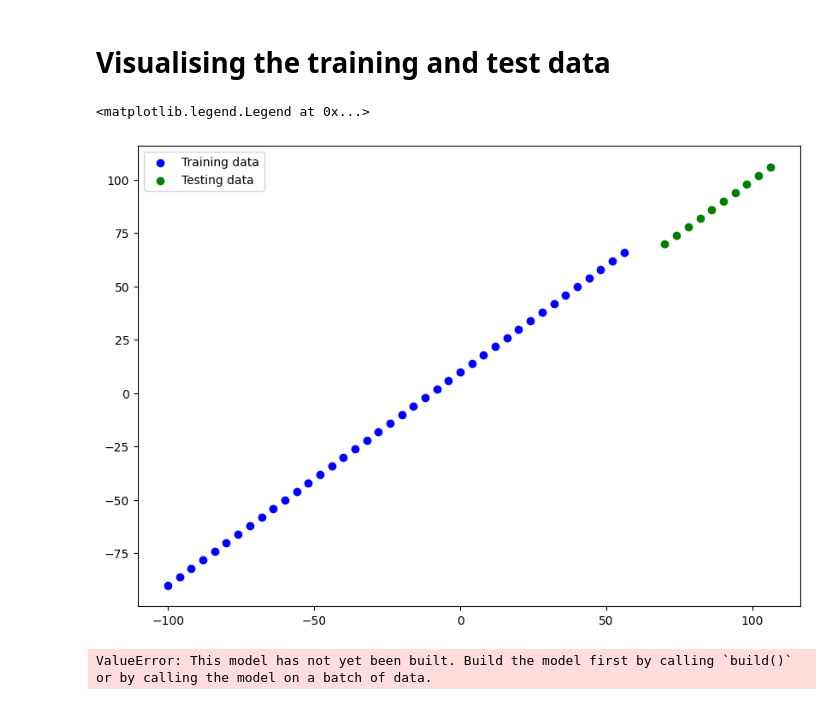
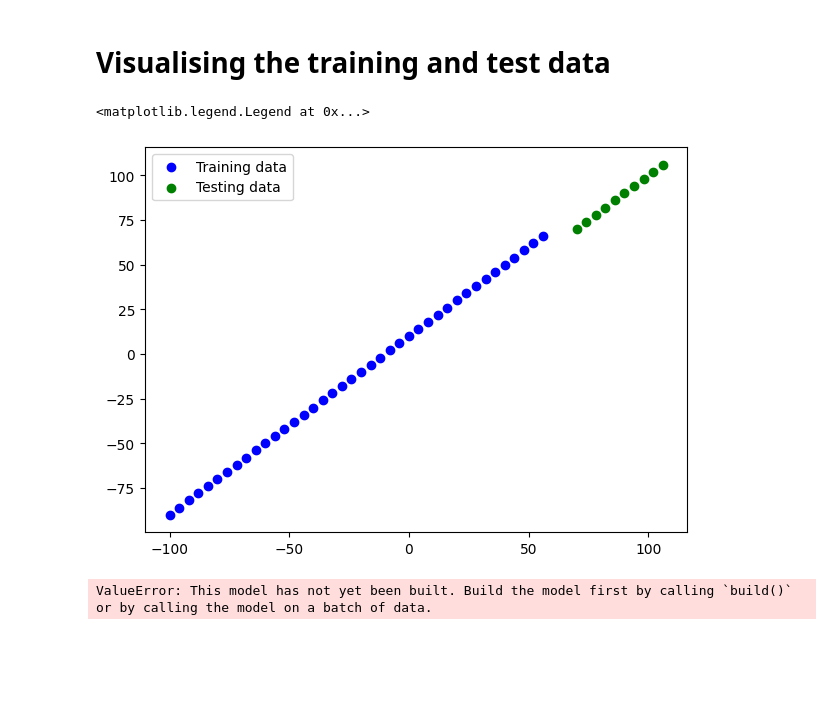
Before and after one commit to alexandrufalk/tensorflow, a Jupyter notebook: 01_Neural_Network_Regression_tensorflow.ipynb, the cells around one changed output. Cells and saved outputs as stored; diff of their text form; code cells hidden in the pictures; blank space fills up the shorter version.

```diff
--- a/01_Neural_Network_Regression_tensorflow.ipynb
+++ b/01_Neural_Network_Regression_tensorflow.ipynb
@@ -454,16 +454,16 @@ len(X_train), len(X_test), len(y_train), len(y_test)
 # %% [markdown]
 # Visualising the training and test data
 # %%
-plt.figure(figsize=(10,7))
+plt.figure(figsize=(7,5))
 #Plot taining data
 plt.scatter(X_train, y_train, c='b', label='Training data')
 # Plot test data
 plt.scatter(X_test, y_test, c='g', label='Testing data')
 # Show a legend
 plt.legend()
 # %% [output]
 <matplotlib.legend.Legend at 0x...>
-[figure, old version]
+[figure, new version]
 # %%
 # Build a model
 
```
Also changed, not shown: parts of 19 cells of this notebook.
